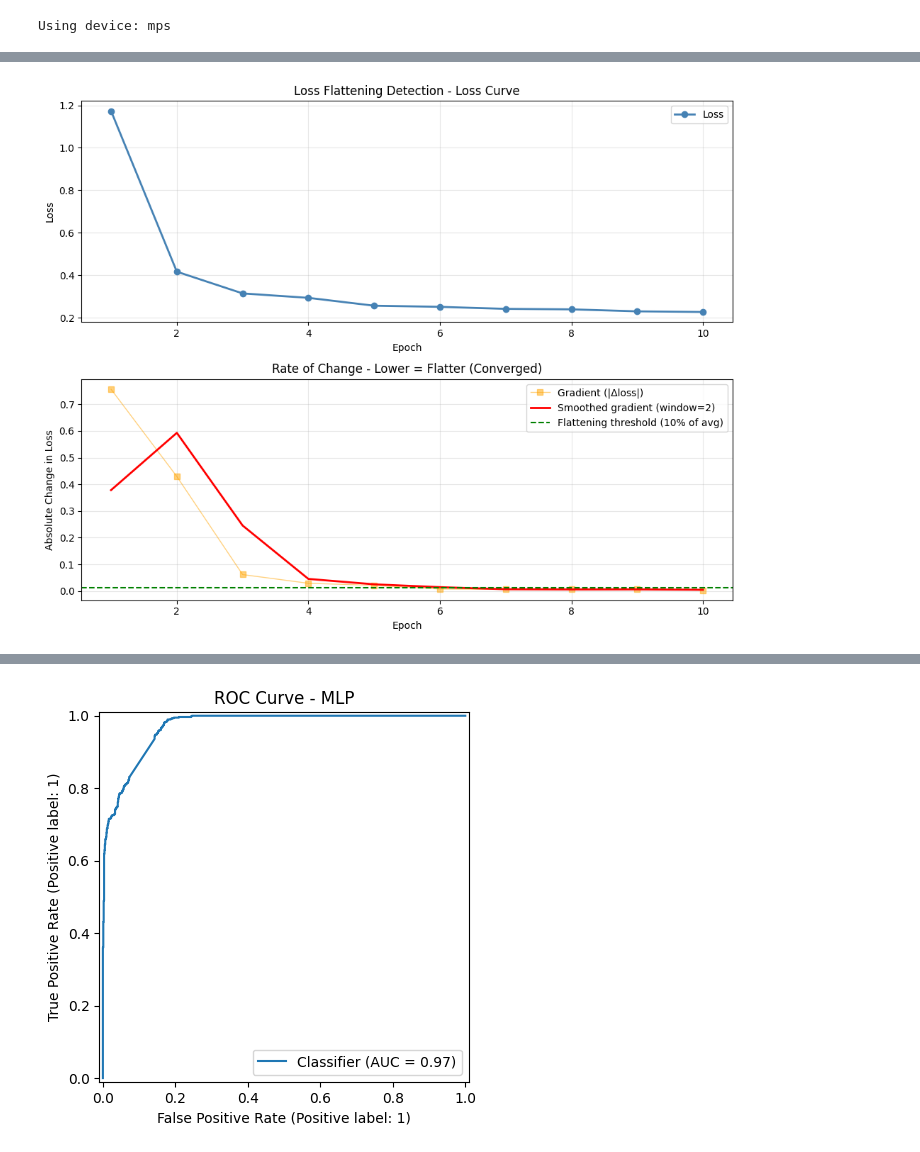
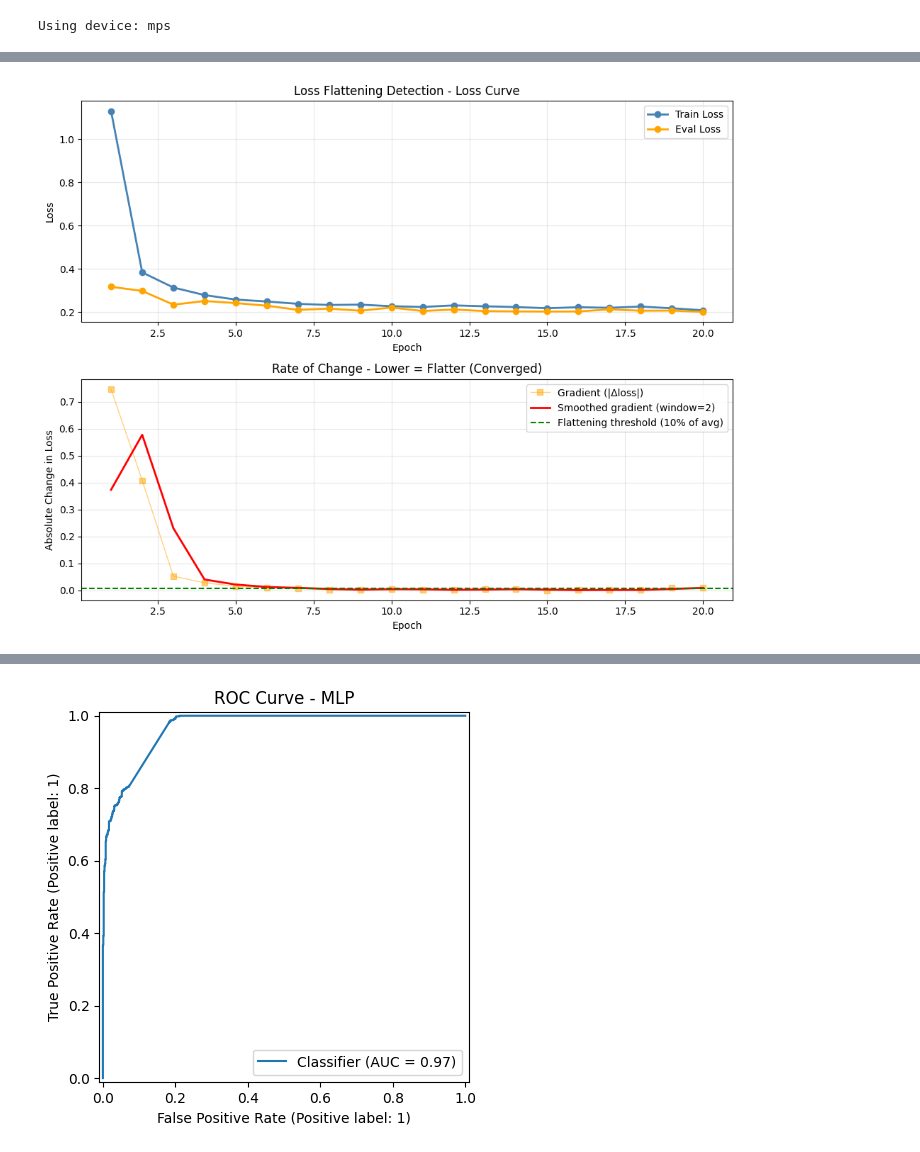
Before and after one commit to madsfjeldberg/xray-classification, a Jupyter notebook: mlp.ipynb, the cells around one changed output, grey strips where cells are left out. Drawn from its saved outputs; the diff is of its cells as text; code cells hidden in the pictures.

```diff
--- a/mlp.ipynb
+++ b/mlp.ipynb
@@ -13,7 +13,7 @@ Using device: mps
 # %%
 path = "./normalized_images"
 
-num_epochs = 10
+num_epochs = 20
 lr = 1e-4
 
 model, train_losses, eval_losses, eval_preds, eval_labels = run(path, device, num_epochs=num_epochs, lr=lr)
@@ -34,5 +38,5 @@ Score Train: 0.878 | Score Test: 0.887
 # %%
 from graphs import plot_loss_flattening
-plot_loss_flattening(train_losses, window_size=2)
+plot_loss_flattening(train_losses, eval_losses, window_size=2)
 # %% [output]
-[figure, old version]
+[figure, new version]
@@ -43,7 +47,7 @@ RocCurveDisplay.from_predictions(eval_labels, eval_preds)
 plt.title("ROC Curve - MLP")
 plt.show()
 # %% [output]
-[figure, old version]
+[figure, new version]
 # %%
 from sklearn.metrics import ConfusionMatrixDisplay
 ConfusionMatrixDisplay.from_predictions(eval_labels, eval_preds.round(), display_labels=["NORMAL", "PNEUMONIA"], cmap="Blues")
```
Also changed, not shown: parts of 3 cells of this notebook, 9 other files.
